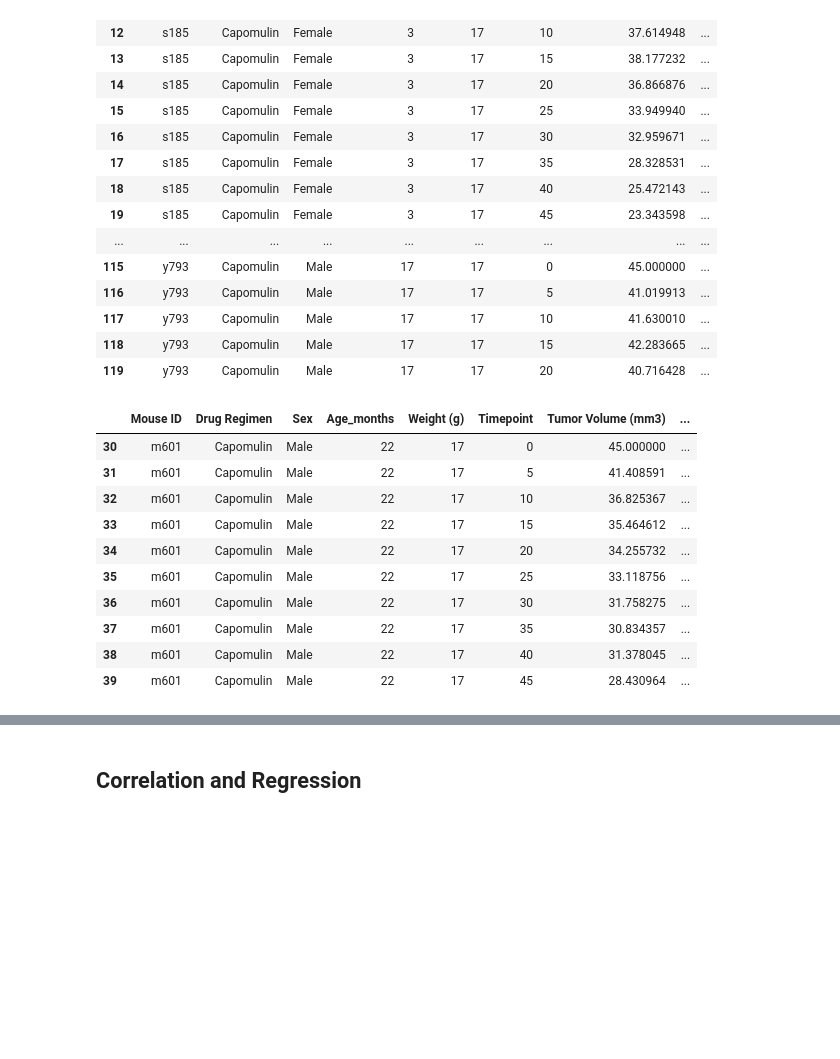
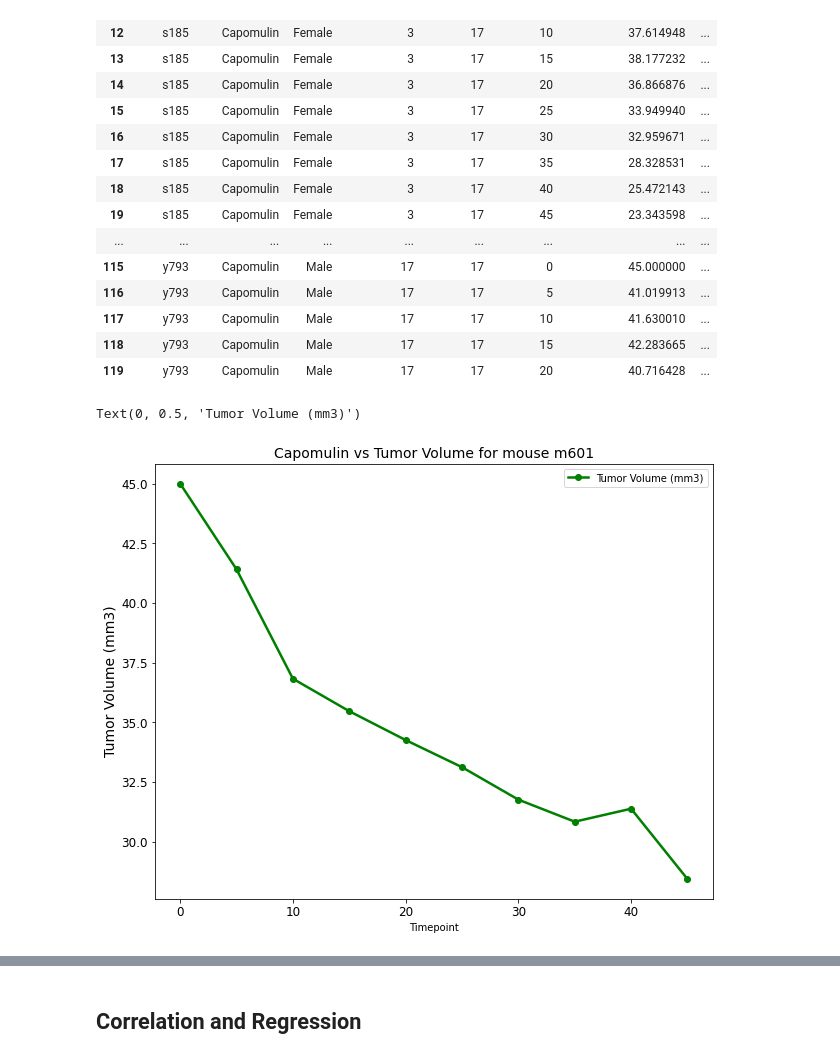
Before and after one commit to robertoj-coder/Matplotlib-The-Power-of-Plots, a Jupyter notebook: Pymaceuticals/pymaceuticals_starter.ipynb, the cells around one changed output, grey strips where cells are left out. Drawn from its saved outputs; the diff is of its cells as text; code cells hidden in the pictures; blank space fills up the shorter version.

```diff
--- a/Pymaceuticals/pymaceuticals_starter.ipynb
+++ b/Pymaceuticals/pymaceuticals_starter.ipynb
@@ -506,20 +511,3 @@ capomulinLS.head(50)
 | 117 | y793 | Capomulin | Male | 17 | 17 | 10 | 41.630010 | ... |
 | 118 | y793 | Capomulin | Male | 17 | 17 | 15 | 42.283665 | ... |
 | 119 | y793 | Capomulin | Male | 17 | 17 | 20 | 40.716428 | ... |
-# %%
-Mouse = "m601"
-
-mouse_capomulin = capomulinLS.loc[capomulinLS['Mouse ID'] == Mouse]
-mouse_capomulin
-# %% [output]
-|  | Mouse ID | Drug Regimen | Sex | Age_months | Weight (g) | Timepoint | Tumor Volume (mm3) | ... |
-| 30 | m601 | Capomulin | Male | 22 | 17 | 0 | 45.000000 | ... |
-| 31 | m601 | Capomulin | Male | 22 | 17 | 5 | 41.408591 | ... |
-| 32 | m601 | Capomulin | Male | 22 | 17 | 10 | 36.825367 | ... |
-| 33 | m601 | Capomulin | Male | 22 | 17 | 15 | 35.464612 | ... |
-| 34 | m601 | Capomulin | Male | 22 | 17 | 20 | 34.255732 | ... |
-| 35 | m601 | Capomulin | Male | 22 | 17 | 25 | 33.118756 | ... |
-| 36 | m601 | Capomulin | Male | 22 | 17 | 30 | 31.758275 | ... |
-| 37 | m601 | Capomulin | Male | 22 | 17 | 35 | 30.834357 | ... |
-| 38 | m601 | Capomulin | Male | 22 | 17 | 40 | 31.378045 | ... |
-| 39 | m601 | Capomulin | Male | 22 | 17 | 45 | 28.430964 | ... |
@@ -527,0 +514,13 @@ mouse_capomulin
+# %%
+Mouse = "m601"
+
+mouse_capomulin = capomulinLS.loc[capomulinLS['Mouse ID'] == Mouse]
+#mouse_capomulin
+mouse_linechart = mouse_capomulin.loc[:, ['Timepoint', 'Tumor Volume (mm3)']]
+mouse_linechart.set_index("Timepoint").plot(figsize=(10,8), linewidth=2.5, marker='o', color="green", fontsize=12)
+
+plt.title("Capomulin vs Tumor Volume for mouse m601", fontsize=14)
+plt.ylabel("Tumor Volume (mm3)", fontsize=14)
+# %% [output]
+Text(0, 0.5, 'Tumor Volume (mm3)')
+[figure, added]
```
Also changed, not shown: parts of 8 cells of this notebook.
